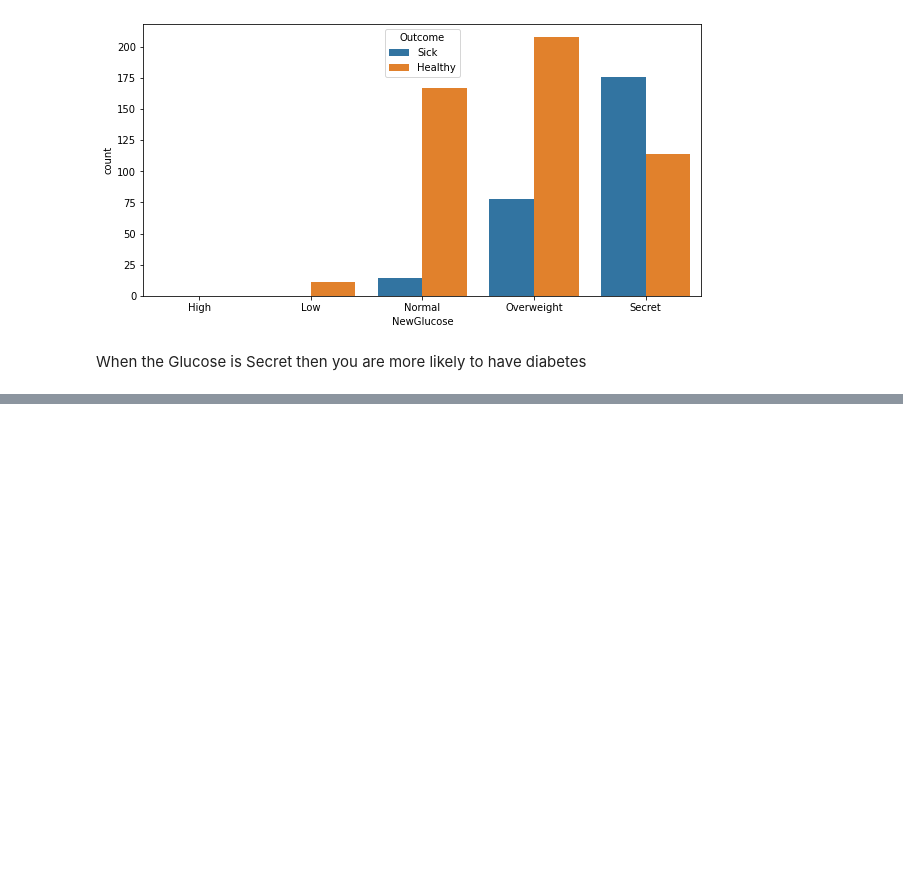
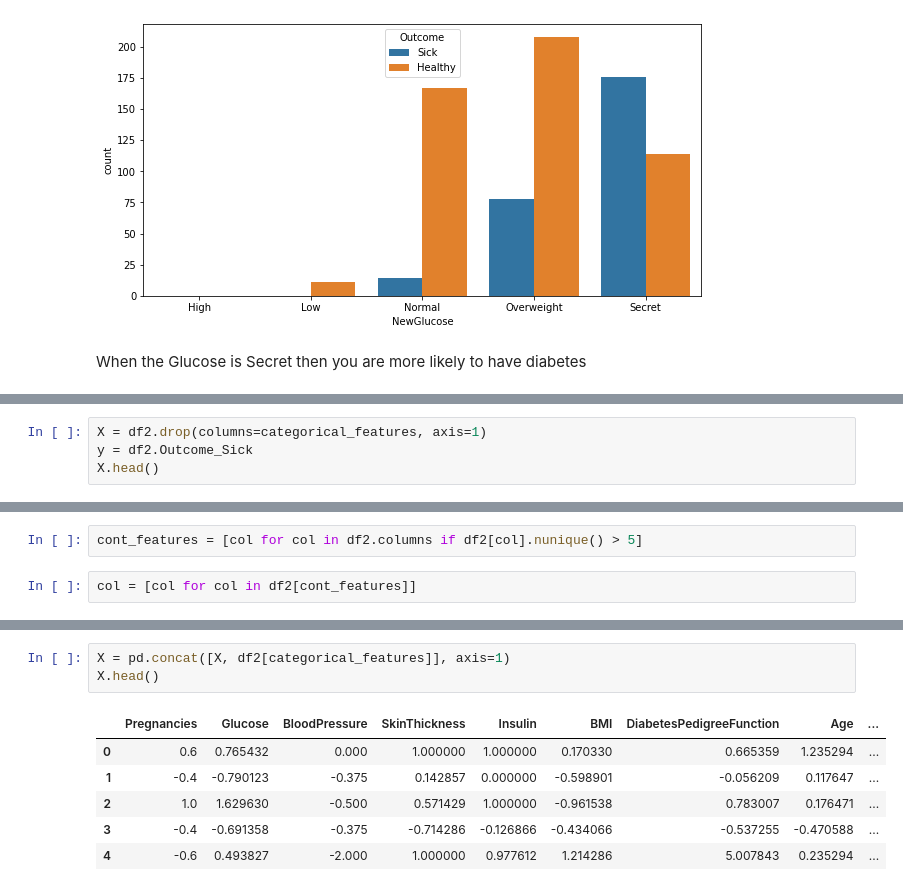
Before and after one commit to eyadayman12/Data-Science-and-Machine-Learning-Projects, a Jupyter notebook: Diabetes/Diabetes Project.ipynb, the cells around one changed output, grey strips where cells are left out. Cells and saved outputs as stored; diff of their text form; blank space fills up the shorter version.

Commit message:
Diabetes Prediction Project

```diff
--- a/Diabetes/Diabetes Project.ipynb
+++ b/Diabetes/Diabetes Project.ipynb
@@ -611,0 +571,4 @@ model.export('exported_pipeline.py')
+# %%
+X = df2.drop(columns=categorical_features, axis=1)
+y = df2.Outcome_Sick
+X.head()
@@ -611,0 +582,4 @@ model.export('exported_pipeline.py')
+# %%
+cont_features = [col for col in df2.columns if df2[col].nunique() > 5]
+# %%
+col = [col for col in df2[cont_features]]
@@ -611,0 +613,10 @@ model.export('exported_pipeline.py')
+# %%
+X = pd.concat([X, df2[categorical_features]], axis=1)
+X.head()
+# %% [output]
+|  | Pregnancies | Glucose | BloodPressure | SkinThickness | Insulin | BMI | DiabetesPedigreeFunction | Age | ... |
+| 0 | 0.6 | 0.765432 | 0.000 | 1.000000 | 1.000000 | 0.170330 | 0.665359 | 1.235294 | ... |
+| 1 | -0.4 | -0.790123 | -0.375 | 0.142857 | 0.000000 | -0.598901 | -0.056209 | 0.117647 | ... |
+| 2 | 1.0 | 1.629630 | -0.500 | 0.571429 | 1.000000 | -0.961538 | 0.783007 | 0.176471 | ... |
+| 3 | -0.4 | -0.691358 | -0.375 | -0.714286 | -0.126866 | -0.434066 | -0.537255 | -0.470588 | ... |
+| 4 | -0.6 | 0.493827 | -2.000 | 1.000000 | 0.977612 | 1.214286 | 5.007843 | 0.235294 | ... |
```
Also changed, not shown: parts of 59 cells of this notebook, 2 other files.
